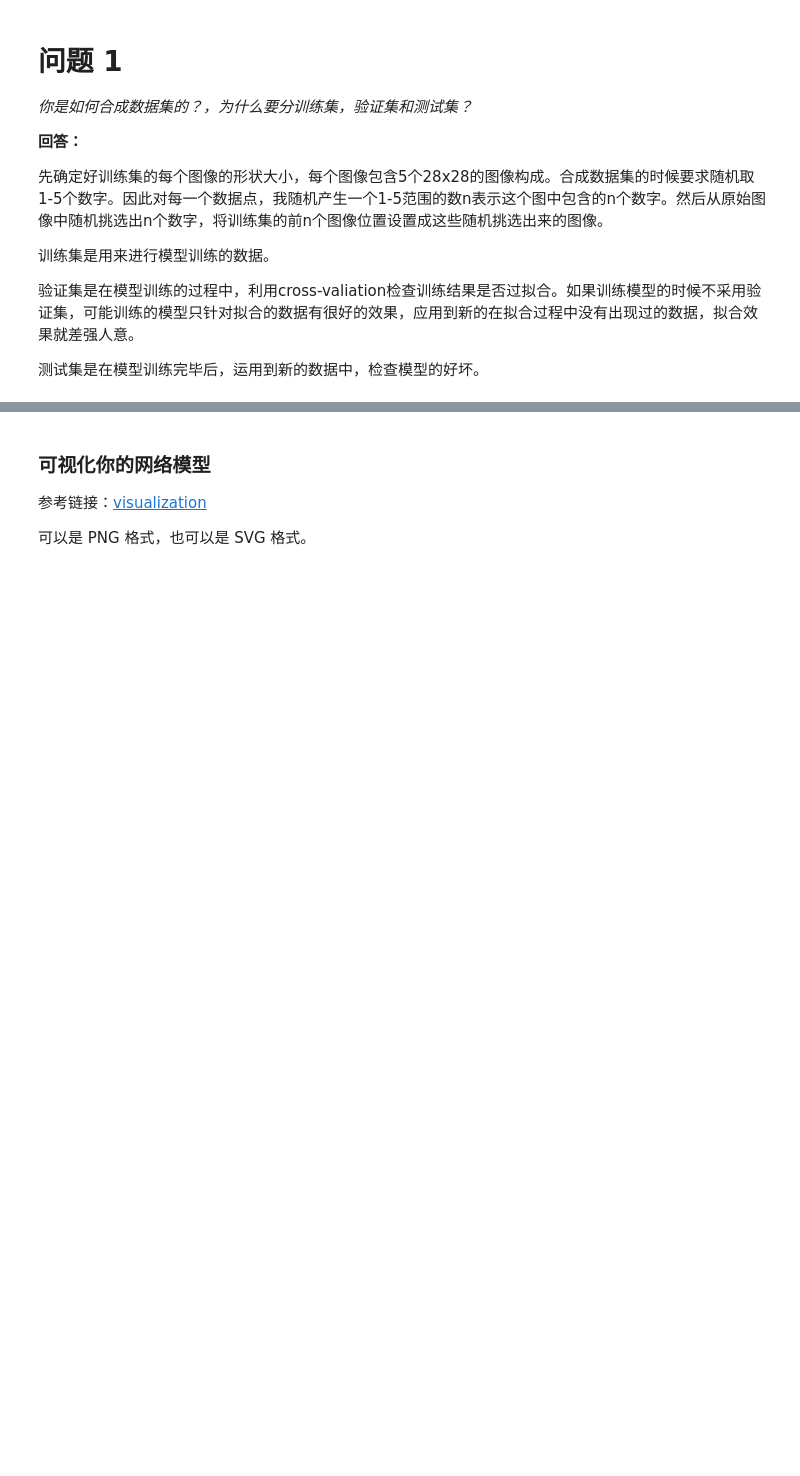
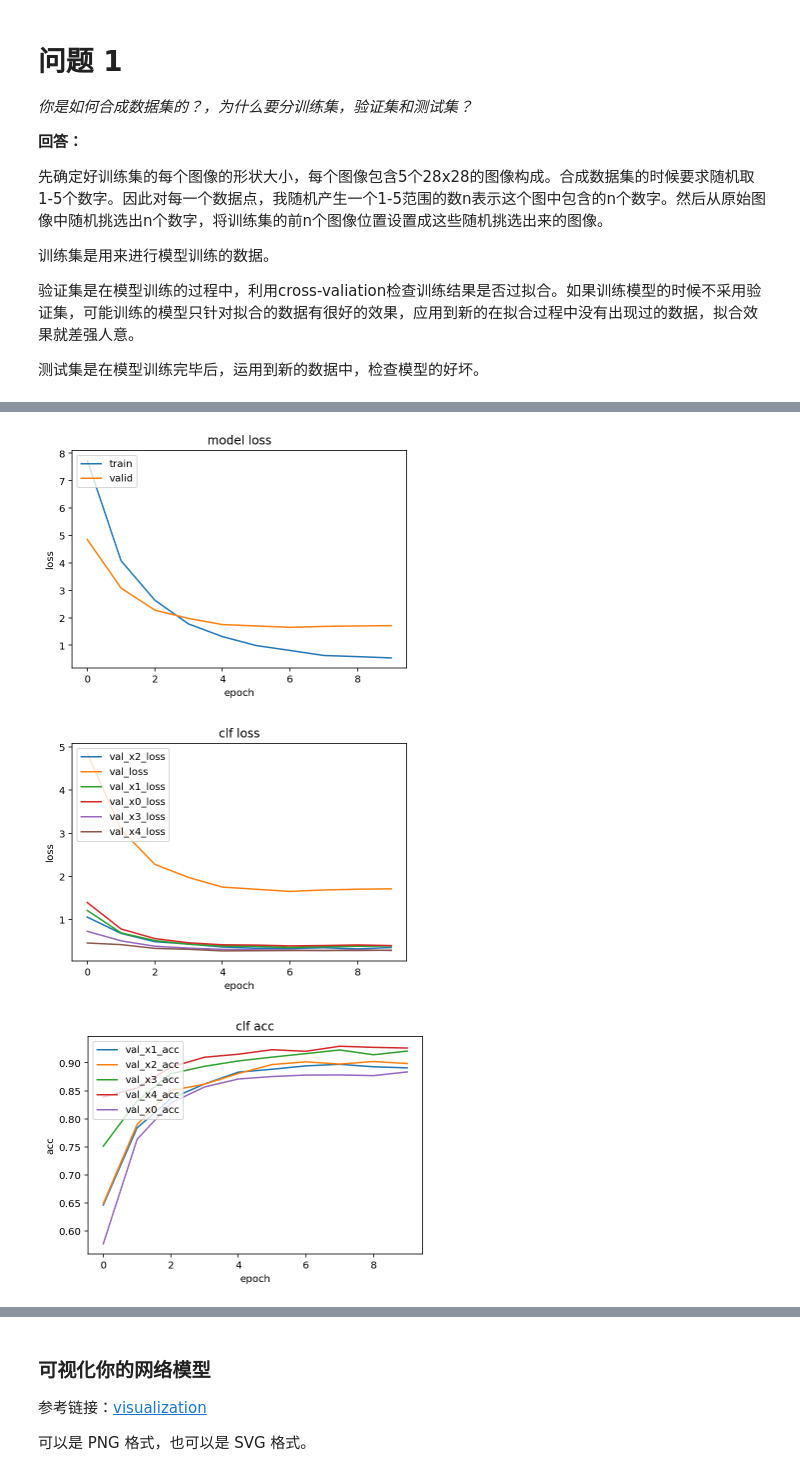
Before and after one commit to XingxingHuang/Machine_Learning_Practices, a Jupyter notebook: project-udacity-6_digit_recognition/digit_recognition.ipynb, the cells around one changed output, grey strips where cells are left out. Cells and saved outputs as stored; diff of their text form; code cells hidden in the pictures; blank space fills up the shorter version.

```diff
--- a/project-udacity-6_digit_recognition/digit_recognition.ipynb
+++ b/project-udacity-6_digit_recognition/digit_recognition.ipynb
@@ -275,0 +327,38 @@ Epoch 5/5
+# %%
+# 这是一个CNN模型的benchmark
+# model.add(Conv2D(32, kernel_size=(3, 3),
+#                  activation='relu',
+#                  input_shape=input_shape))
+# model.add(Conv2D(64, (3, 3), activation='relu'))
+# model.add(MaxPooling2D(pool_size=(2, 2)))
+# model.add(Dropout(0.25))
+# model.add(Flatten())
+# model.add(Dense(128, activation='relu'))
+# model.add(Dropout(0.5))
+# model.add(Dense(num_classes, activation='softmax'))
+
+inputs = Input(shape = (28, 140, 1))
+
+# 尝试权值初始化，默认为 kernel_initializer='random_uniform',bias_initializer='zeros')
+x = Conv2D(32, (3, 3), padding='same', activation='relu', input_shape=(height, width*5, 1))(inputs)
+x = Conv2D(64, (3, 3), padding='same', activation='relu')(x)
+x = MaxPooling2D(pool_size=(2, 2), padding='same')(x)
+x = Dropout(0.2)(x)
+x = Flatten()(x)
+x = Dense(128, activation='relu')(x)
+x = Dropout(0.2)(x)
+outputs = [Dense(11, activation = 'softmax', name = 'x{}'.format(i))(x) for i in range(5)]
+
+####### fit ####
+#sgd = SGD(lr=0.01, decay=1e-5, momentum=0.9, nesterov=True)
+model = Model(input = inputs, output = outputs)
+model.compile(loss='categorical_crossentropy', optimizer='adam', metrics=['accuracy'])
+X = X_train[:2000]
+y = [tmp[:2000] for tmp in y_train]
+Xv = X_valid[:5000]
+yv = [tmp[:5000] for tmp in y_valid]
+# X = X_train
+# y = y_train
+# Xv = X_valid
+# yv = y_valid
+model.fit(X, y, epochs=10, batch_size=128, validation_data=(Xv, yv))
@@ -275,0 +389,6 @@ Epoch 5/5
+# %%
+show_history(model, figname='model_benchmark')
+# %% [output]
+[figure, added]
+[figure, added]
+[figure, added]
```
Also changed, not shown: parts of 33 cells of this notebook, 3 other files.
